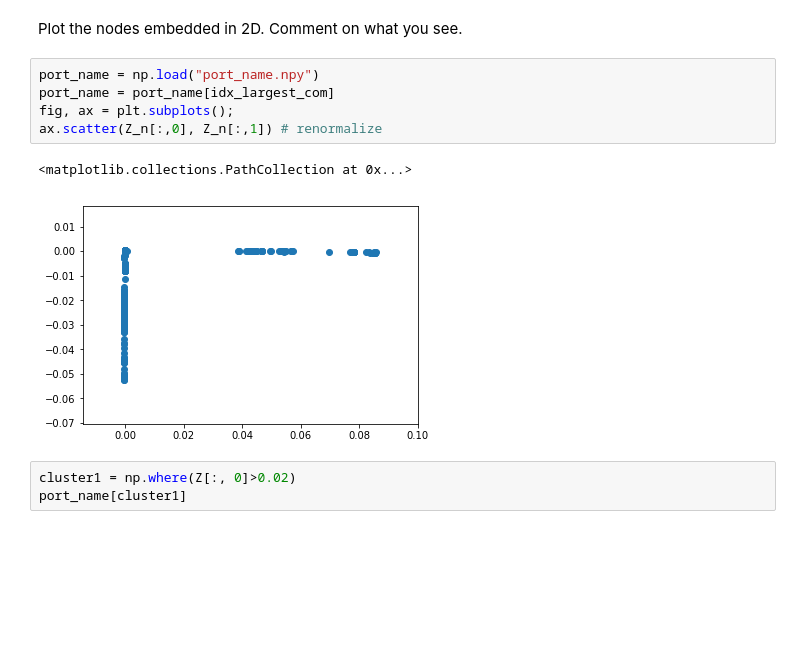
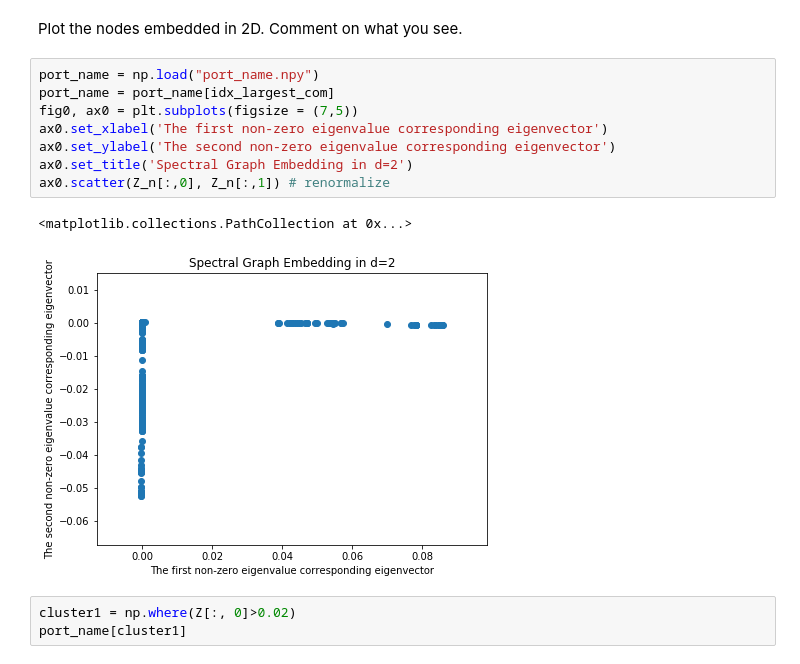
Before and after one commit to ownzonefeng/ntds_groupwork, a Jupyter notebook: Milestone3/3_spectral_graph_theory.ipynb, the cells around one changed output. Drawn from its saved outputs; the diff is of its cells as text; blank space fills up the shorter version.

```diff
--- a/Milestone3/3_spectral_graph_theory.ipynb
+++ b/Milestone3/3_spectral_graph_theory.ipynb
@@ -293,11 +293,14 @@ Plot the nodes embedded in 2D. Comment on what you see.
 # %%
 port_name = np.load("port_name.npy")
 port_name = port_name[idx_largest_com]
-fig, ax = plt.subplots();
-ax.scatter(Z_n[:,0], Z_n[:,1]) # renormalize
+fig0, ax0 = plt.subplots(figsize = (7,5))
+ax0.set_xlabel('The first non-zero eigenvalue corresponding eigenvector')
+ax0.set_ylabel('The second non-zero eigenvalue corresponding eigenvector')
+ax0.set_title('Spectral Graph Embedding in d=2')
+ax0.scatter(Z_n[:,0], Z_n[:,1]) # renormalize
 # %% [output]
 <matplotlib.collections.PathCollection at 0x...>
-[figure, old version]
+[figure, new version]
 # %%
 cluster1 = np.where(Z[:, 0]>0.02)
 port_name[cluster1]
```
Also changed, not shown: parts of 16 cells of this notebook.
